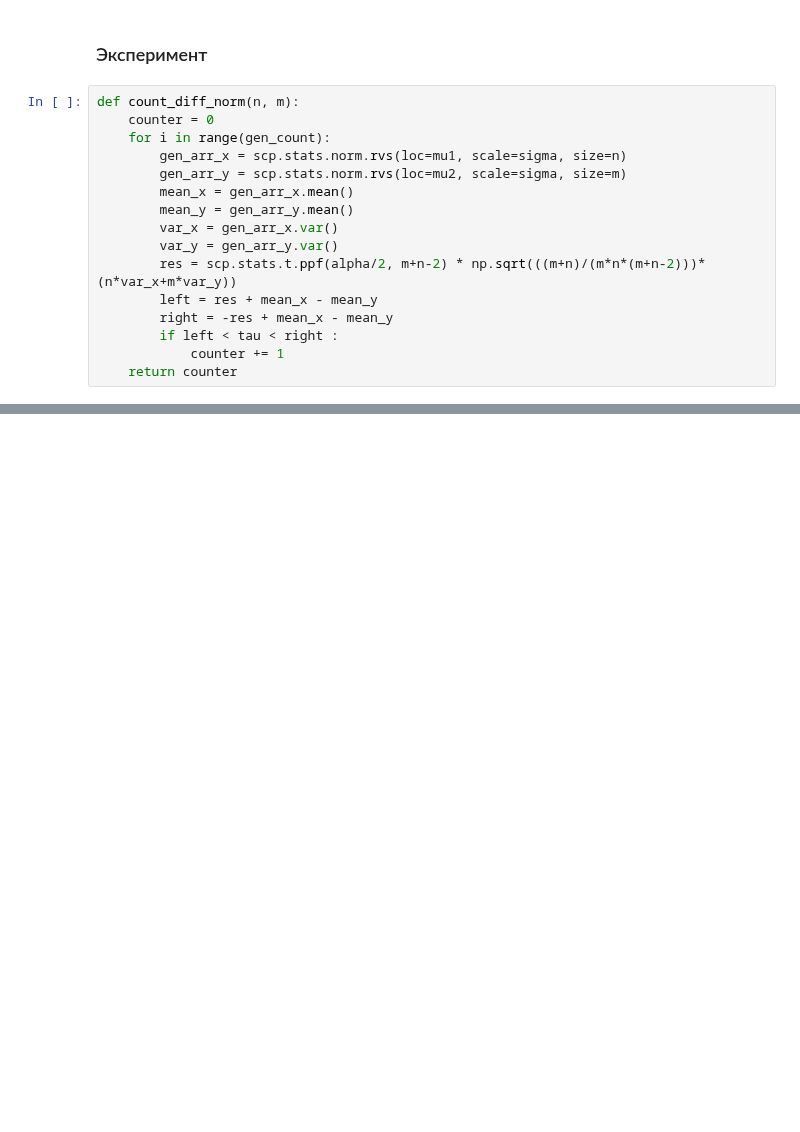
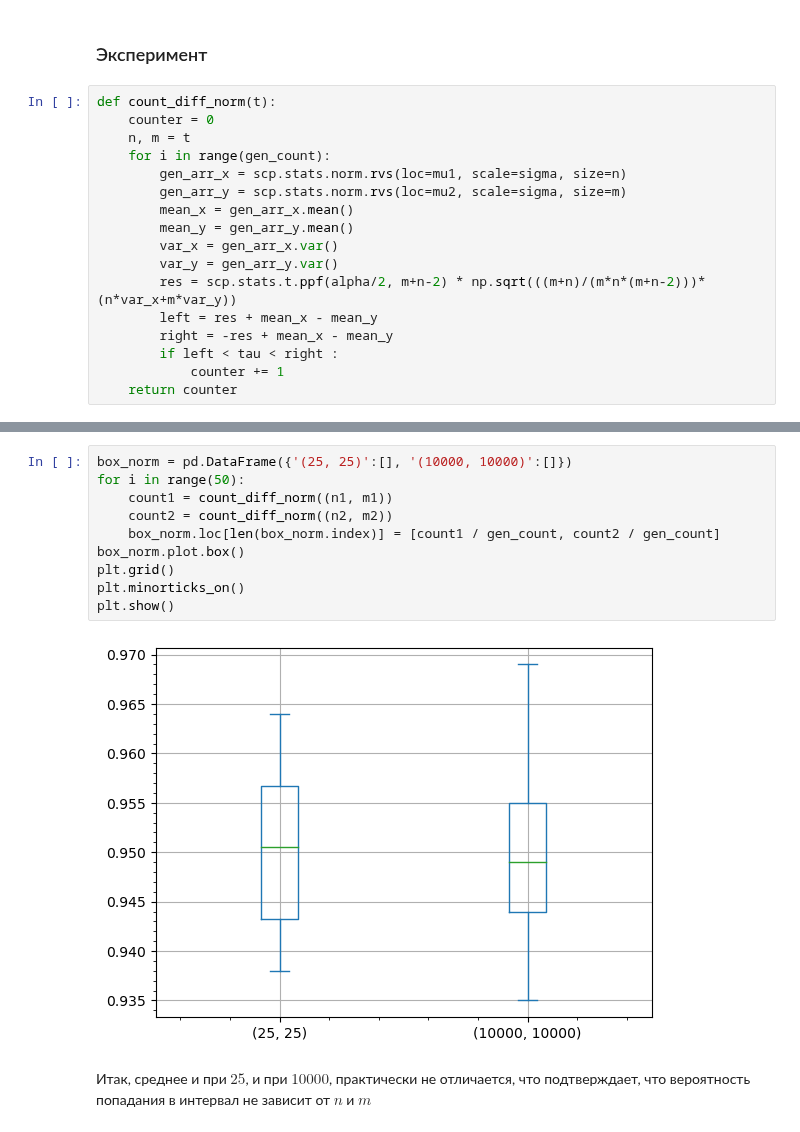
Before and after one commit to alexmoroz002/Math-Stat, a Jupyter notebook: lab-3_ms.ipynb, the cells around one changed output, grey strips where cells are left out. Drawn from its saved outputs; the diff is of its cells as text; blank space fills up the shorter version.

```diff
--- a/lab-3_ms.ipynb
+++ b/lab-3_ms.ipynb
@@ -104,8 +104,9 @@ gen_count = 1000
 
 ### Эксперимент
 # %%
-def count_diff_norm(n, m):
+def count_diff_norm(t):
     counter = 0
+    n, m = t
     for i in range(gen_count):
         gen_arr_x = scp.stats.norm.rvs(loc=mu1, scale=sigma, size=n)
         gen_arr_y = scp.stats.norm.rvs(loc=mu2, scale=sigma, size=m)
@@ -121,0 +140,14 @@ def count_diff_norm(n, m):
+# %%
+box_norm = pd.DataFrame({'(25, 25)':[], '(10000, 10000)':[]})
+for i in range(50):
+    count1 = count_diff_norm((n1, m1))
+    count2 = count_diff_norm((n2, m2))
+    box_norm.loc[len(box_norm.index)] = [count1 / gen_count, count2 / gen_count]
+box_norm.plot.box()
+plt.grid()
+plt.minorticks_on()
+plt.show()
+# %% [output]
+[figure, added]
+# %% [markdown]
+Итак, среднее и при $25$, и при $10000$, практически не отличается, что подтверждает, что вероятность попадания в интервал не зависит от $n$ и $m$
```
Also changed, not shown: parts of 16 cells of this notebook.
